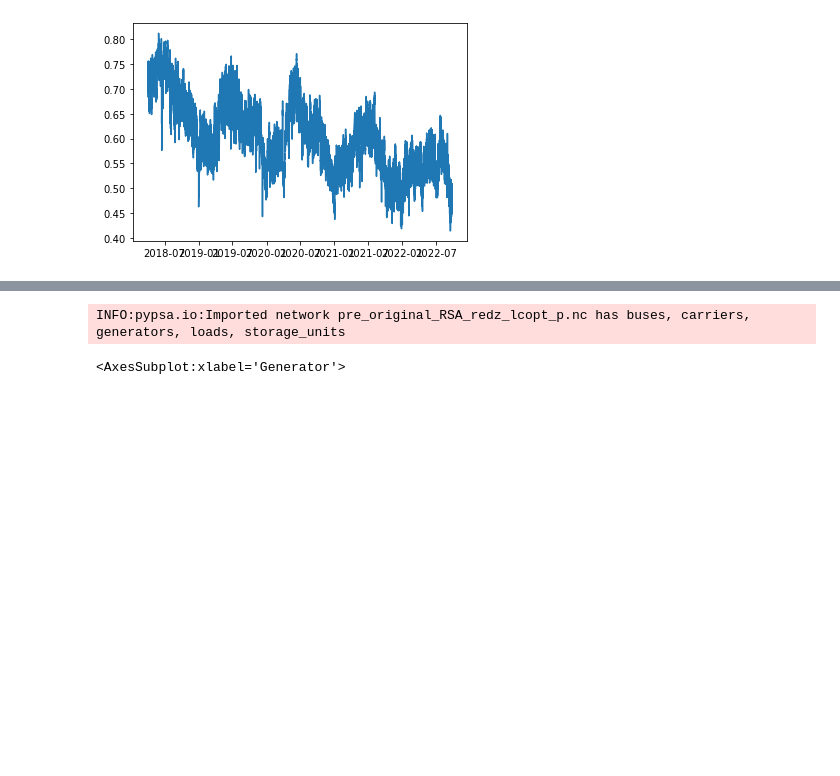
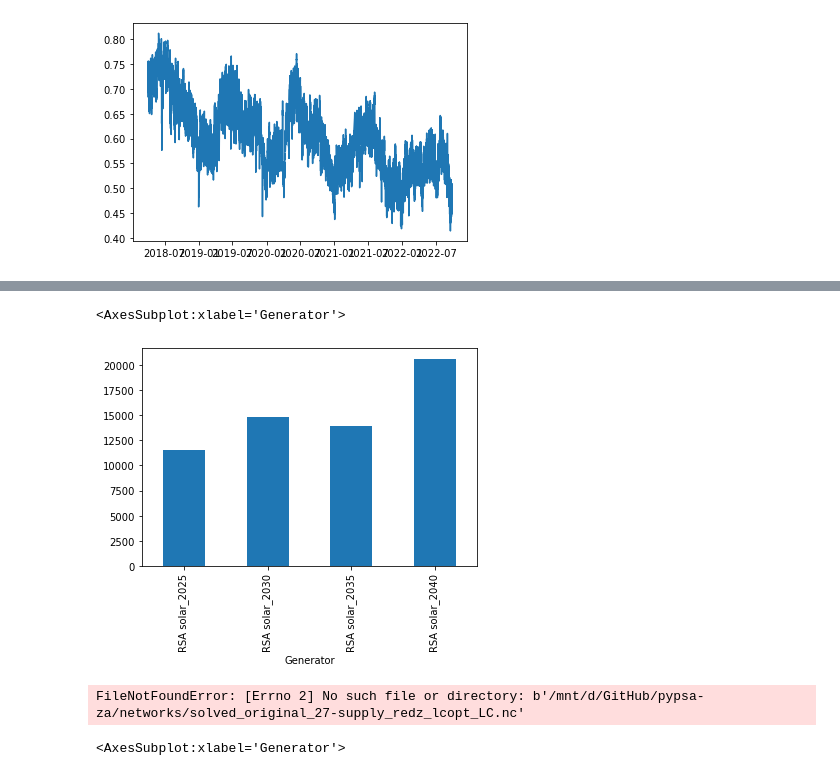
Before and after one commit to PyPSA/pypsa-za, a Jupyter notebook: notebooks/general_playground.ipynb, the cells around one changed output, grey strips where cells are left out. Drawn from its saved outputs; the diff is of its cells as text; code cells hidden in the pictures; blank space fills up the shorter version.

```diff
--- a/notebooks/general_playground.ipynb
+++ b/notebooks/general_playground.ipynb
@@ -34,5 +34,5 @@ plt.plot(eskom_data['coal_eaf']).plot()
 AttributeError: 'list' object has no attribute 'plot'
 [figure]
 # %%
-n = pypsa.Network("../results/version-0.6/networks/solved_original_RSA_redz_lcopt_p.nc")
+n = pypsa.Network("../results/version-0.6/networks/solved_ambitions_RSA_redz_lcopt_LC.nc")
 # %% [output]
@@ -40,7 +62,12 @@ INFO:pypsa.io:Imported network solved_original_RSA_redz_lcopt_p.nc has buses, ca
+# %%
+n.generators.p_nom_opt[n.generators.carrier=='solar'].plot.bar()
+# %% [output]
+<AxesSubplot:xlabel='Generator'>
+[figure, added]
 # %%
-n=pypsa.Network("../networks/pre_original_RSA_redz_lcopt_p.nc")
+n=pypsa.Network("../networks/solved_original_27-supply_redz_lcopt_LC.nc")
 # %% [output]
-INFO:pypsa.io:Imported network pre_original_RSA_redz_lcopt_p.nc has buses, carriers, generators, loads, storage_units
+FileNotFoundError: [Errno 2] No such file or directory: b'/mnt/d/GitHub/pypsa-za/networks/solved_original_27-supply_redz_lcopt_LC.nc'
 # %%
 n.generators.p_nom_opt.drop('RSA load_shedding').plot.bar()
 # %% [output]
```
Also changed, not shown: parts of 3 cells of this notebook, 4 other files.
